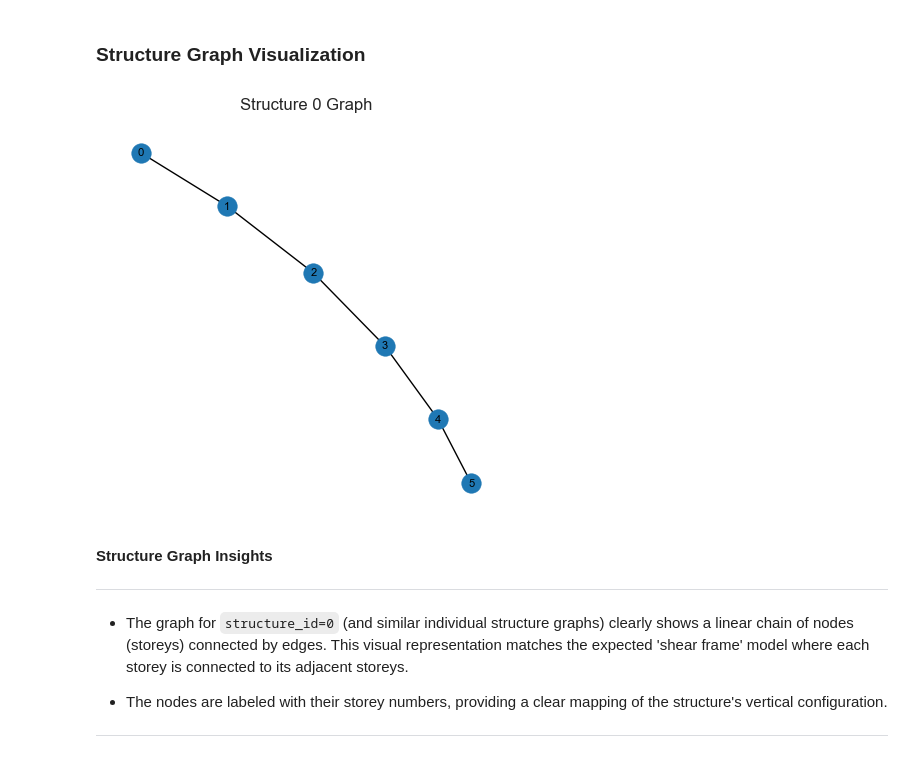
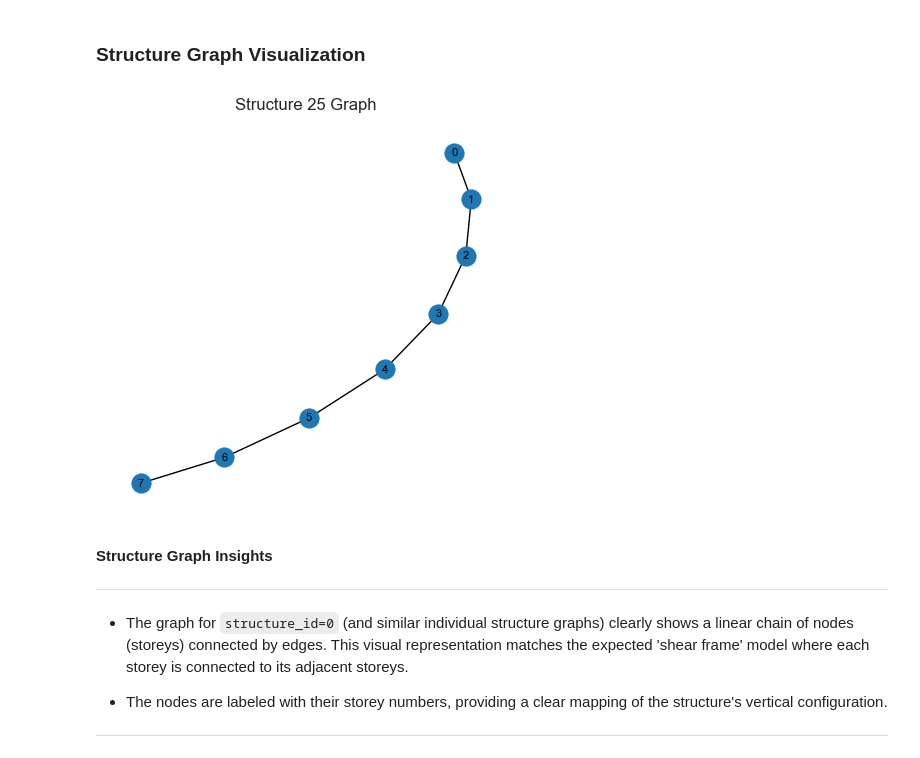
Before and after one commit to Samuel91-design/PBSHM-challenge, a Jupyter notebook: main_summary.ipynb, the cells around one changed output. Cells and saved outputs as stored; diff of their text form; code cells hidden in the pictures.

Commit message:
Plot Labels Update

```diff
--- a/main_summary.ipynb
+++ b/main_summary.ipynb
@@ -80,11 +80,11 @@ plot_structure_distribution(structure_df)
 ### **Structure Graph Visualization**
 # %%
 
-structure_index = 0 # Select Structure
+structure_index = 25 # Select Structure
 
 plot_structure_graph(structure_collection, structure_index) # Visualize Selected structure
 # %% [output]
-[figure, old version]
+[figure, new version]
 # %% [markdown]
  **Structure Graph Insights**
 
```
Also changed, not shown: 1 other file.
